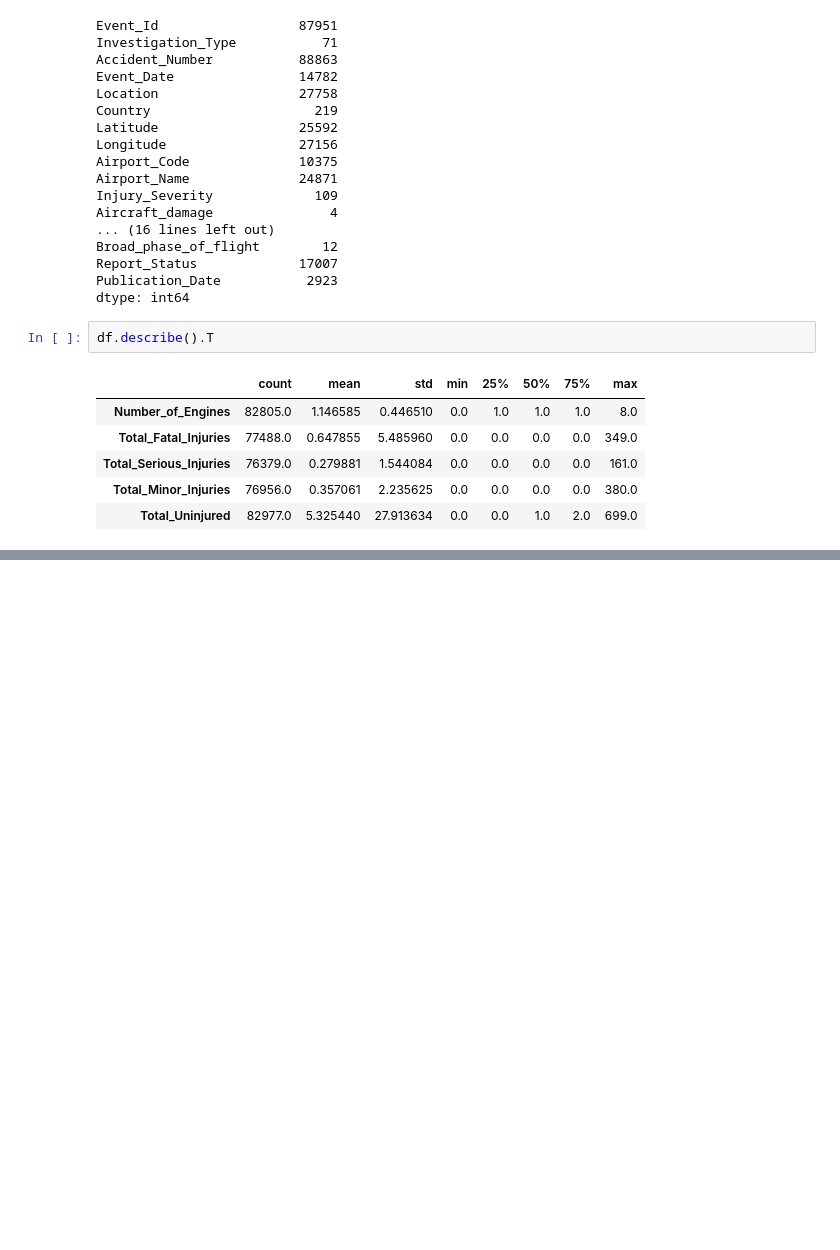
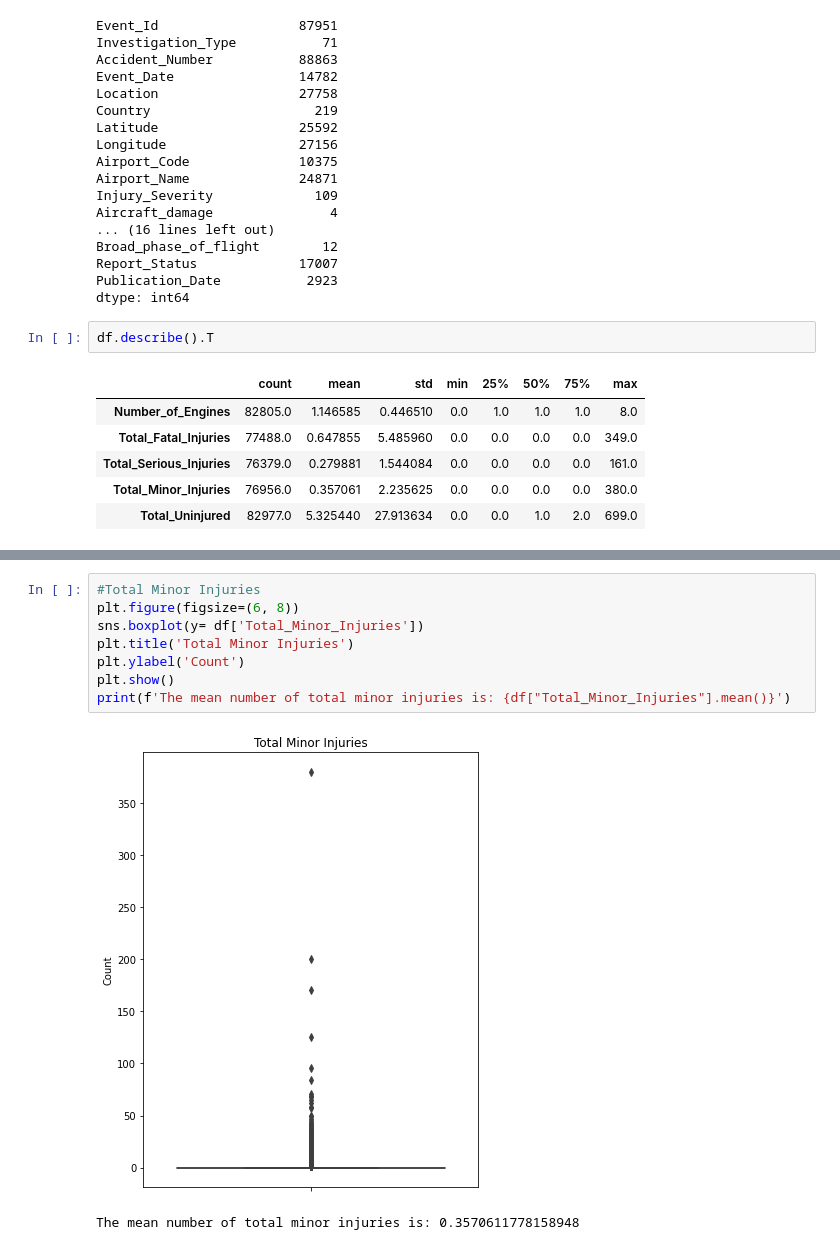
Before and after one commit to MissJJT/dsc-phase-1-project-v3, a Jupyter notebook: phase1_project.ipynb, the cells around one changed output, grey strips where cells are left out. Cells and saved outputs as stored; diff of their text form; blank space fills up the shorter version.

```diff
--- a/phase1_project.ipynb
+++ b/phase1_project.ipynb
@@ -296,0 +347,11 @@ plt.show()
+# %%
+#Total Minor Injuries
+plt.figure(figsize=(6, 8))
+sns.boxplot(y= df['Total_Minor_Injuries'])
+plt.title('Total Minor Injuries')
+plt.ylabel('Count')
+plt.show()
+print(f'The mean number of total minor injuries is: {df["Total_Minor_Injuries"].mean()}')
+# %% [output]
+[figure, added]
+The mean number of total minor injuries is: 0.3570611778158948
```
Also changed, not shown: parts of 27 cells of this notebook.
